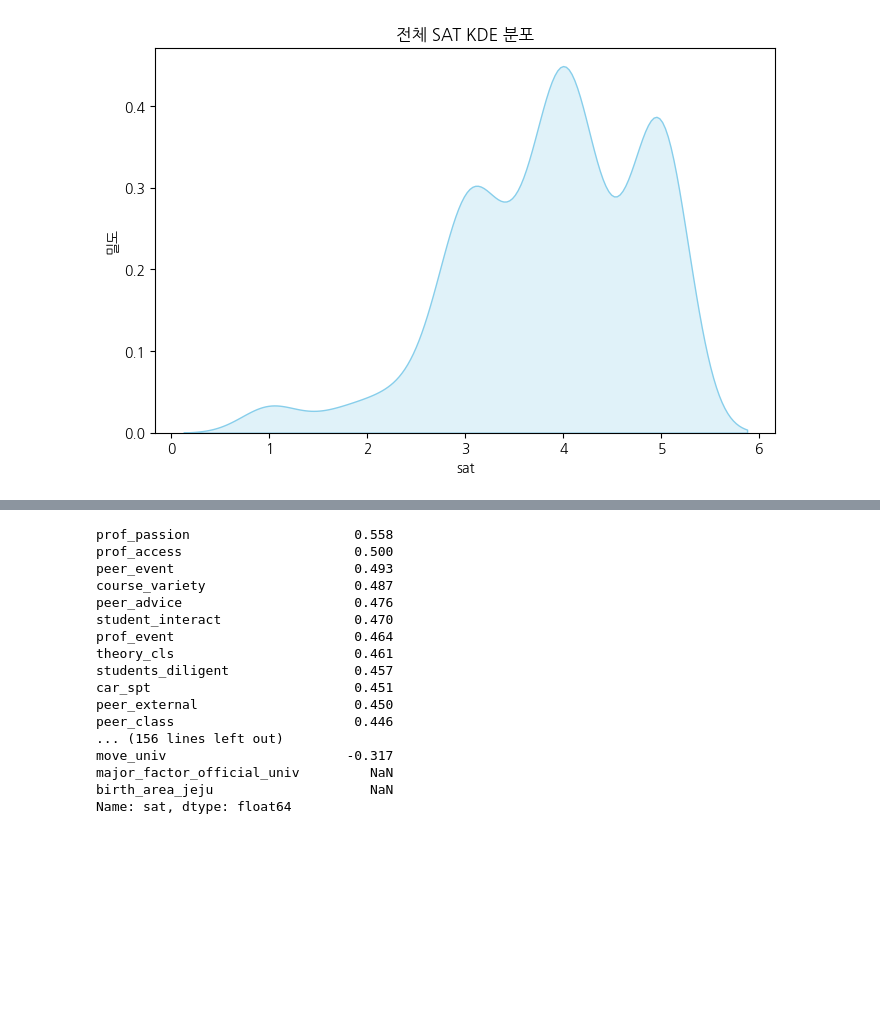
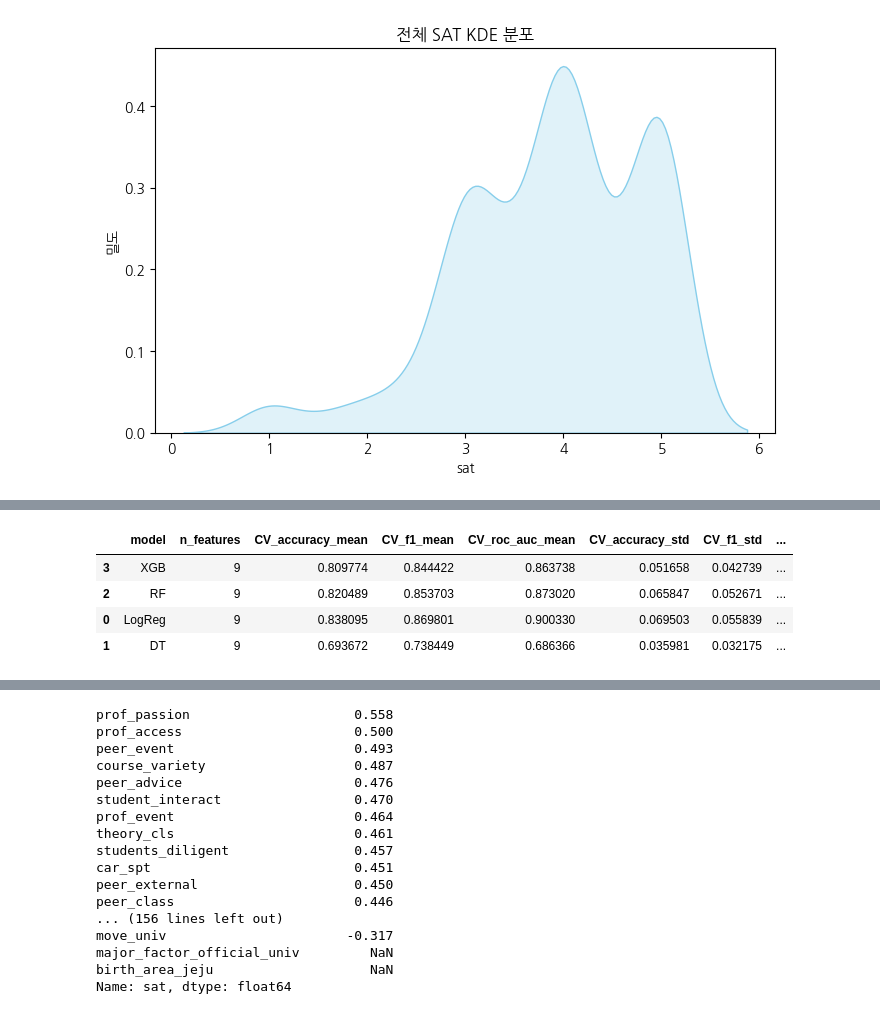
Before and after one commit to hyejinppp/college_life_satisfaction, a Jupyter notebook: sat.ipynb, the cells around one changed output, grey strips where cells are left out. Cells and saved outputs as stored; diff of their text form; code cells hidden in the pictures; blank space fills up the shorter version.

```diff
--- a/sat.ipynb
+++ b/sat.ipynb
@@ -782,0 +892,86 @@ for r in results:
+# %%
+# ==========================
+# 6️⃣ 고정 변수 9개 기반 모델링 + 복합지표 계산
+# ==========================
+
+fixed_features = [
+    "students_diligent", "move_univ", "peer_event", "prof_access", "prof_passion",
+    "student_interact", "study_hard", "theory_cls", "time_eff"
+]
+
+X_fixed = df[fixed_features]
+y_fixed = df[target_col]
+
+X_train_fixed, X_test_fixed, y_train_fixed, y_test_fixed = train_test_split(
+    X_fixed, y_fixed, test_size=0.2, stratify=y_fixed, random_state=RANDOM_STATE
+)
+
+models_fixed = {
+    "LogReg": Pipeline([("scaler", StandardScaler()),
+                        ("clf", LogisticRegression(max_iter=1000, solver='liblinear', random_state=RANDOM_STATE))]),
+    "DT": DecisionTreeClassifier(random_state=RANDOM_STATE),
+    "RF": RandomForestClassifier(n_estimators=200, random_state=RANDOM_STATE, n_jobs=-1),
+    "XGB": XGBClassifier(n_estimators=200, random_state=RANDOM_STATE,
+                         use_label_encoder=False, eval_metric='logloss', n_jobs=-1)
+}
+
+results_fixed = []
+
+for m_name, clf in models_fixed.items():
+    print(f"\n===== 평가 중: {m_name} (고정 9개 변수) =====")
+
+    pipe = clf if m_name != "LogReg" else Pipeline([("scaler", StandardScaler()), ("clf", clf)])
+
+    # CV
+    cv_res = cross_validate(pipe, X_train_fixed, y_train_fixed, cv=outer_cv, scoring=scoring, n_jobs=-1)
+    cv_mean = {k: np.mean(cv_res[f"test_{k}"]) for k in scoring}
+    cv_std = {k: np.std(cv_res[f"test_{k}"]) for k in scoring}
+
+    # Hold-out
+    pipe.fit(X_train_fixed, y_train_fixed)
+    y_pred = pipe.predict(X_test_fixed)
+    try:
+        y_score = pipe.predict_proba(X_test_fixed)[:, 1]
+    except:
+        y_score = pipe.decision_function(X_test_fixed) if hasattr(pipe, "decision_function") else None
+
+    holdout_metrics = {
+        "Test_accuracy": accuracy_score(y_test_fixed, y_pred),
+        "Test_balanced_acc": balanced_accuracy_score(y_test_fixed, y_pred),
+        "Test_f1": f1_score(y_test_fixed, y_pred),
+        "Test_precision": precision_score(y_test_fixed, y_pred, zero_division=0),
+        "Test_recall": recall_score(y_test_fixed, y_pred),
+        "Test_roc_auc": roc_auc_score(y_test_fixed, y_score) if y_score is not None else np.nan
+    }
+
+    # Overfit gap 계산
+    overfit_gap = (
+        abs(cv_mean["f1"] - holdout_metrics["Test_f1"]) +
+        abs(cv_mean["roc_auc"] - holdout_metrics["Test_roc_auc"]) +
+        abs(cv_mean["accuracy"] - holdout_metrics["Test_balanced_acc"])
+    ) / 3
+
+    # 변수 복잡도 penalty
+    total_vars = X.shape[1]
+    var_penalty = len(fixed_features) / total_vars
+
+    # 복합지표 계산
+    perf_mean = np.mean([holdout_metrics["Test_f1"], holdout_metrics["Test_roc_auc"], holdout_metrics["Test_balanced_acc"]])
+    composite_score = perf_mean - 0.5 * overfit_gap - 0.2 * var_penalty
+
+    results_fixed.append({
+        "model": m_name,
+        "n_features": len(fixed_features),
+        **{f"CV_{k}_mean": cv_mean[k] for k in scoring},
+        **{f"CV_{k}_std": cv_std[k] for k in scoring},
+        **holdout_metrics,
+        "overfit_gap": overfit_gap,
+        "var_penalty": var_penalty,
+        "perf_mean": perf_mean,
+        "composite_score": composite_score
+    })
+
+results_fixed_df = pd.DataFrame(results_fixed)
+print("\n\n=== 고정 변수 9개 모델 복합 성능 지표 ===")
+display(results_fixed_df.sort_values(by="composite_score", ascending=False))
+# %% [output]
@@ -782,0 +988,5 @@ for r in results:
+|  | model | n_features | CV_accuracy_mean | CV_f1_mean | CV_roc_auc_mean | CV_accuracy_std | CV_f1_std | ... |
+| 3 | XGB | 9 | 0.809774 | 0.844422 | 0.863738 | 0.051658 | 0.042739 | ... |
+| 2 | RF | 9 | 0.820489 | 0.853703 | 0.873020 | 0.065847 | 0.052671 | ... |
+| 0 | LogReg | 9 | 0.838095 | 0.869801 | 0.900330 | 0.069503 | 0.055839 | ... |
+| 1 | DT | 9 | 0.693672 | 0.738449 | 0.686366 | 0.035981 | 0.032175 | ... |
```
Also changed, not shown: parts of 37 cells of this notebook.
